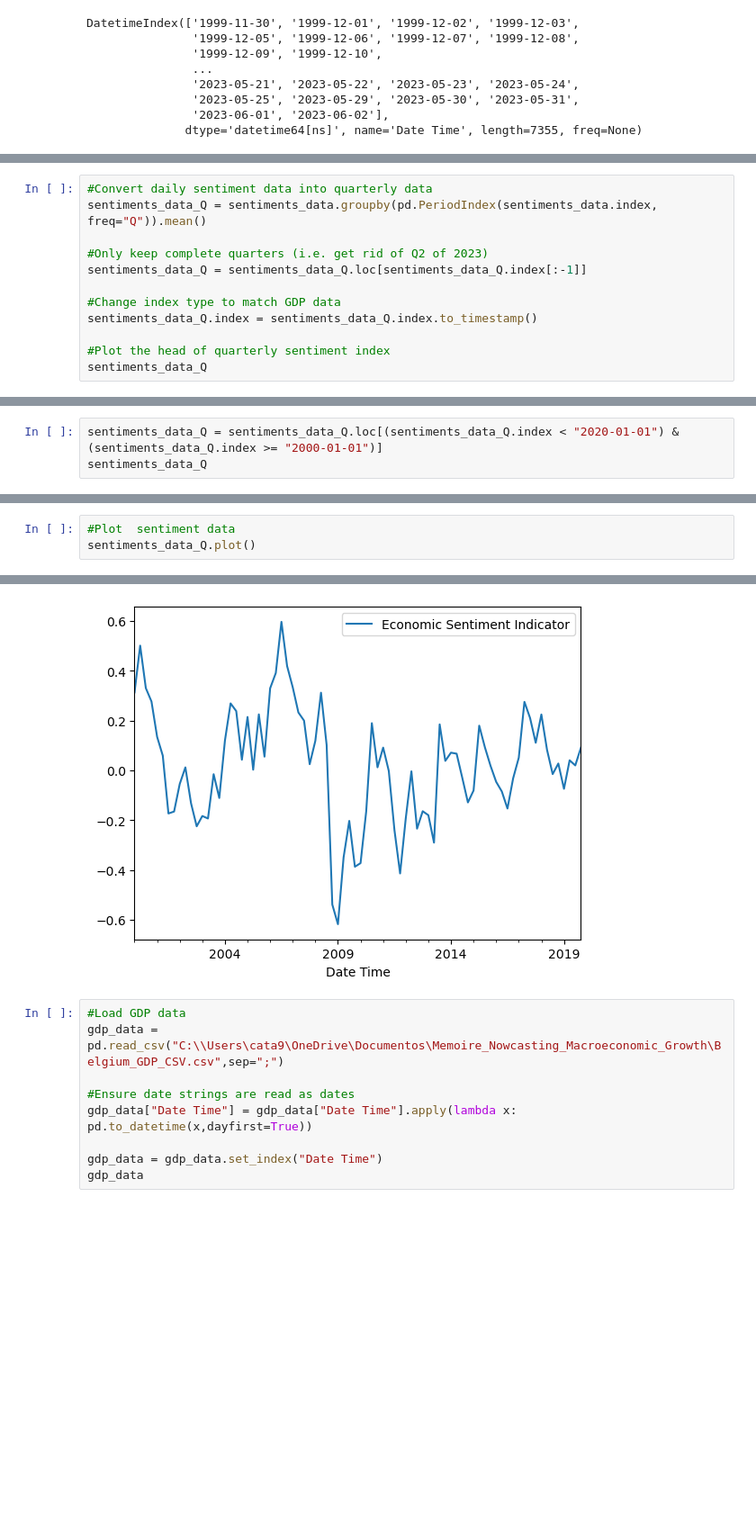
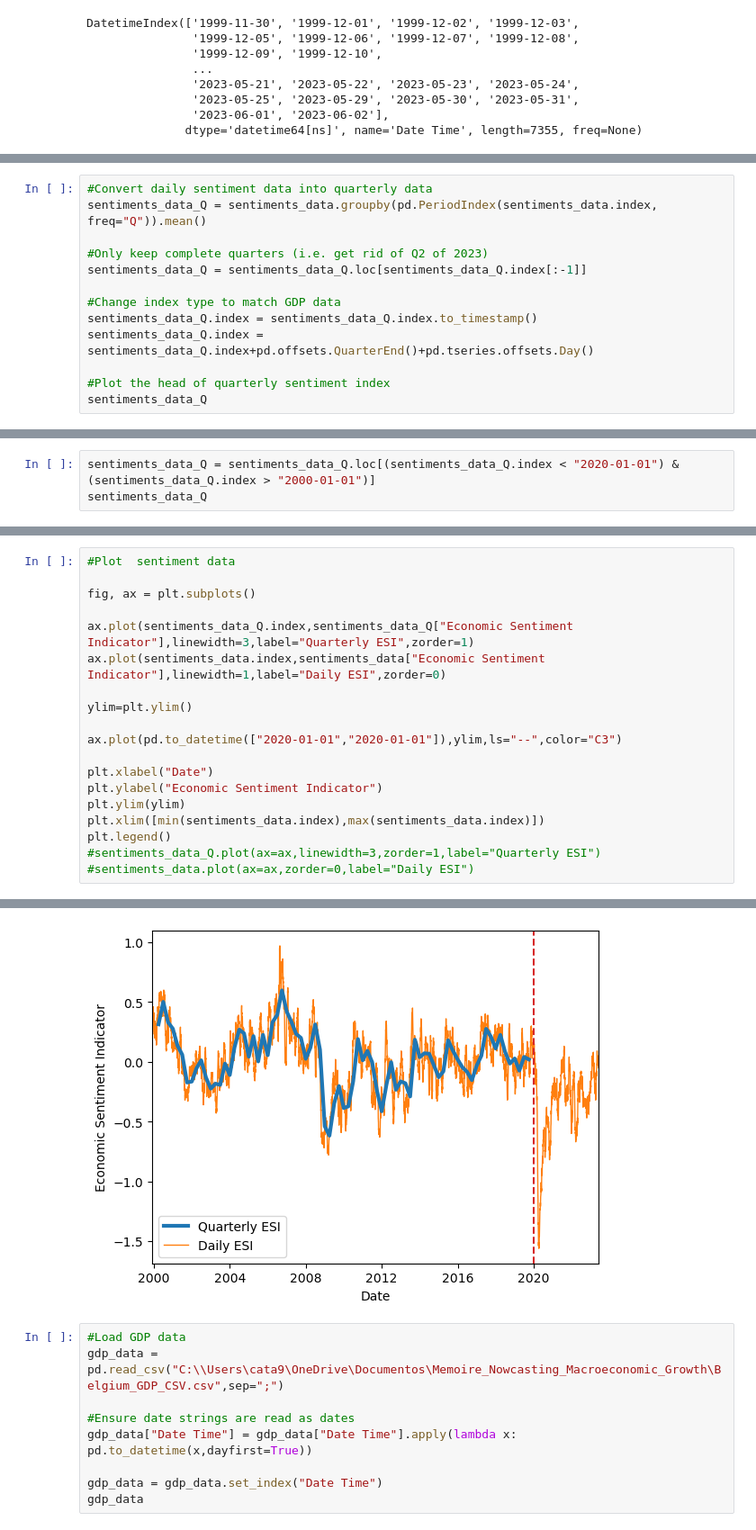
Before and after one commit to CatalinaEberle/now-casting, a Jupyter notebook: NowcastingGDPwithSentiments.ipynb, the cells around one changed output, grey strips where cells are left out. Shown: that part at 90% size. Saved outputs shown, nothing was run; the diff lists cells and outputs as text; blank space fills up the shorter version.

```diff
--- a/NowcastingGDPwithSentiments.ipynb
+++ b/NowcastingGDPwithSentiments.ipynb
@@ -54,6 +66,7 @@ sentiments_data_Q = sentiments_data_Q.loc[sentiments_data_Q.index[:-1]]
 
 #Change index type to match GDP data
 sentiments_data_Q.index = sentiments_data_Q.index.to_timestamp()
+sentiments_data_Q.index = sentiments_data_Q.index+pd.offsets.QuarterEnd()+pd.tseries.offsets.Day()
 
 #Plot the head of quarterly sentiment index
 sentiments_data_Q
@@ -75,5 +128,5 @@ sentiments_data_Q
 # %%
-sentiments_data_Q = sentiments_data_Q.loc[(sentiments_data_Q.index < "2020-01-01") & (sentiments_data_Q.index >= "2000-01-01")]
+sentiments_data_Q = sentiments_data_Q.loc[(sentiments_data_Q.index < "2020-01-01") & (sentiments_data_Q.index > "2000-01-01")]
 sentiments_data_Q
 # %% [output]
 |  | Economic Sentiment Indicator |
@@ -93,4 +146,20 @@ sentiments_data_Q
 # %%
 #Plot  sentiment data
-sentiments_data_Q.plot()
+
+fig, ax = plt.subplots()
+
+ax.plot(sentiments_data_Q.index,sentiments_data_Q["Economic Sentiment Indicator"],linewidth=3,label="Quarterly ESI",zorder=1)
+ax.plot(sentiments_data.index,sentiments_data["Economic Sentiment Indicator"],linewidth=1,label="Daily ESI",zorder=0)
+
+ylim=plt.ylim()
+
+ax.plot(pd.to_datetime(["2020-01-01","2020-01-01"]),ylim,ls="--",color="C3")
+
+plt.xlabel("Date")
+plt.ylabel("Economic Sentiment Indicator")
+plt.ylim(ylim)
+plt.xlim([min(sentiments_data.index),max(sentiments_data.index)])
+plt.legend()
+#sentiments_data_Q.plot(ax=ax,linewidth=3,zorder=1,label="Quarterly ESI")
+#sentiments_data.plot(ax=ax,zorder=0,label="Daily ESI")
 # %% [output]
@@ -98,4 +167,4 @@ sentiments_data_Q.plot()
-[figure, old version]
+[figure, new version]
 # %%
 #Load GDP data
 gdp_data = pd.read_csv("C:\\Users\cata9\OneDrive\Documentos\Memoire_Nowcasting_Macroeconomic_Growth\Belgium_GDP_CSV.csv",sep=";")
```
Also changed, not shown: parts of 38 cells of this notebook.
